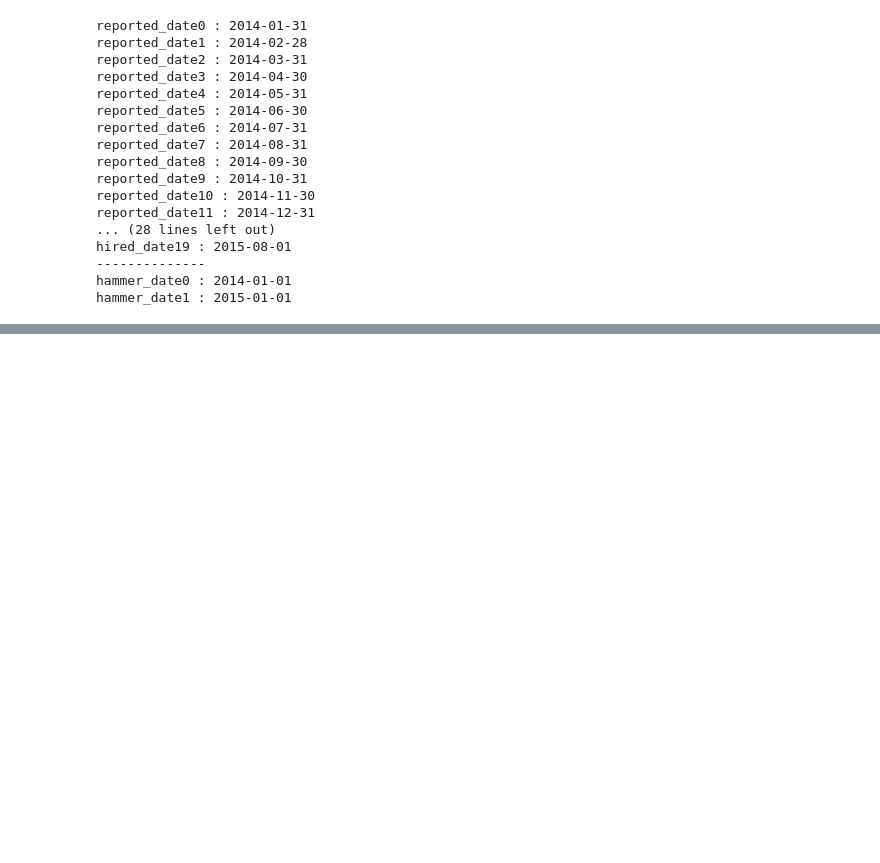
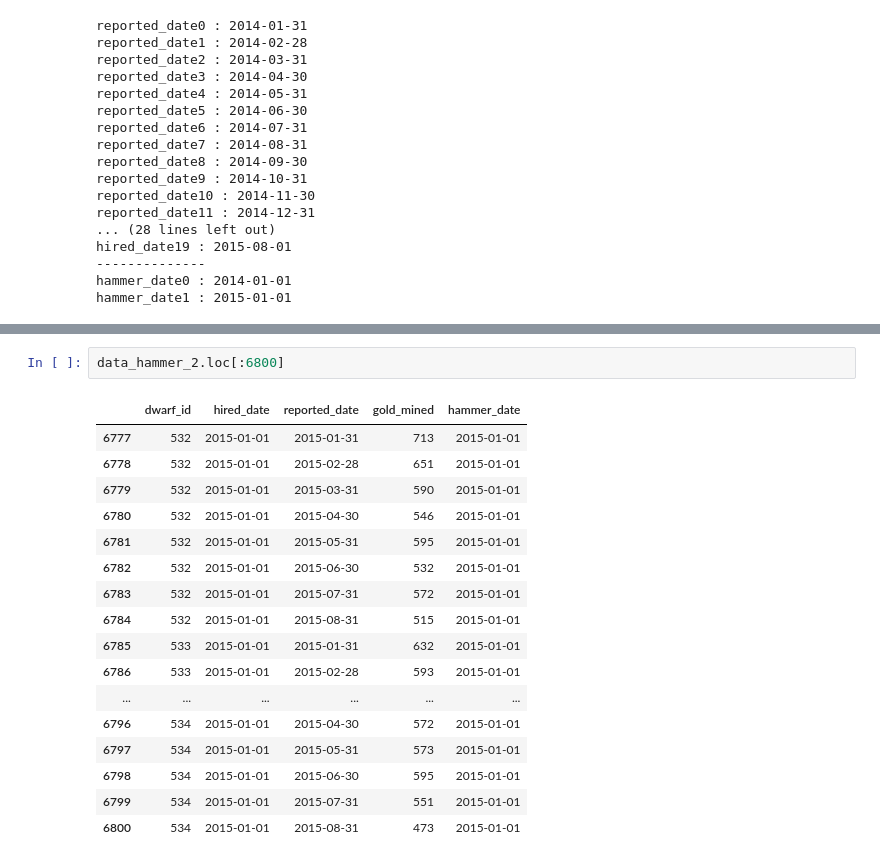
Before and after one commit to Sergo448/gazprom, a Jupyter notebook: notebooks/updating_test.ipynb, the cells around one changed output, grey strips where cells are left out. Drawn from its saved outputs; the diff is of its cells as text; blank space fills up the shorter version.

```diff
--- a/notebooks/updating_test.ipynb
+++ b/notebooks/updating_test.ipynb
@@ -176,0 +292,20 @@ reported_date -будем считать, днем каждого замера.
+# %%
+data_hammer_2.loc[:6800]
+# %% [output]
+|  | dwarf_id | hired_date | reported_date | gold_mined | hammer_date |
+| 6777 | 532 | 2015-01-01 | 2015-01-31 | 713 | 2015-01-01 |
+| 6778 | 532 | 2015-01-01 | 2015-02-28 | 651 | 2015-01-01 |
+| 6779 | 532 | 2015-01-01 | 2015-03-31 | 590 | 2015-01-01 |
+| 6780 | 532 | 2015-01-01 | 2015-04-30 | 546 | 2015-01-01 |
+| 6781 | 532 | 2015-01-01 | 2015-05-31 | 595 | 2015-01-01 |
+| 6782 | 532 | 2015-01-01 | 2015-06-30 | 532 | 2015-01-01 |
+| 6783 | 532 | 2015-01-01 | 2015-07-31 | 572 | 2015-01-01 |
+| 6784 | 532 | 2015-01-01 | 2015-08-31 | 515 | 2015-01-01 |
+| 6785 | 533 | 2015-01-01 | 2015-01-31 | 632 | 2015-01-01 |
+| 6786 | 533 | 2015-01-01 | 2015-02-28 | 593 | 2015-01-01 |
+| ... | ... | ... | ... | ... | ... |
+| 6796 | 534 | 2015-01-01 | 2015-04-30 | 572 | 2015-01-01 |
+| 6797 | 534 | 2015-01-01 | 2015-05-31 | 573 | 2015-01-01 |
+| 6798 | 534 | 2015-01-01 | 2015-06-30 | 595 | 2015-01-01 |
+| 6799 | 534 | 2015-01-01 | 2015-07-31 | 551 | 2015-01-01 |
+| 6800 | 534 | 2015-01-01 | 2015-08-31 | 473 | 2015-01-01 |
```
Also changed, not shown: parts of 9 cells of this notebook.
